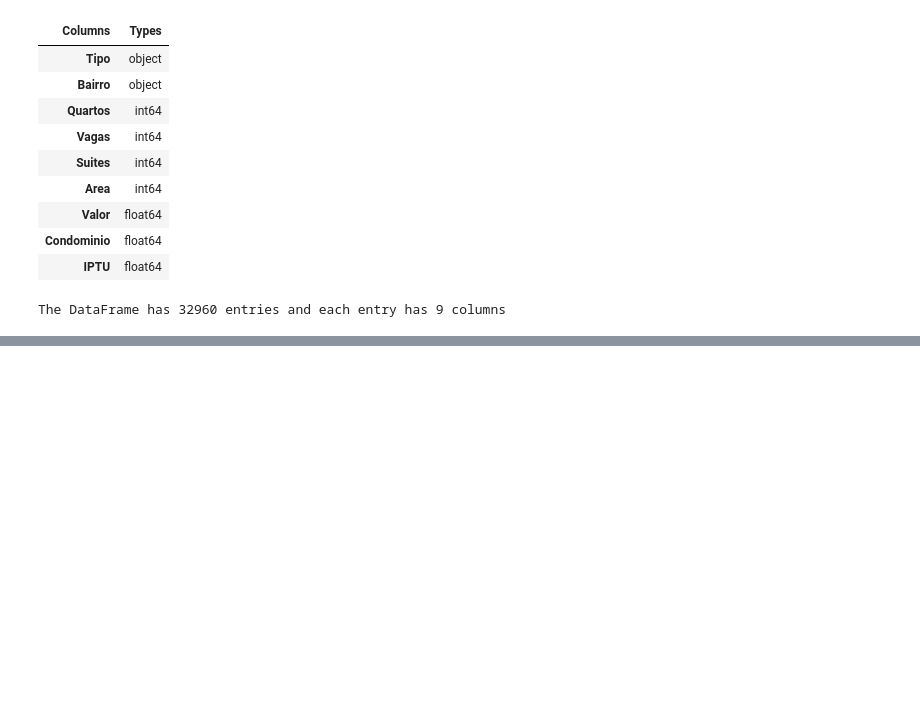
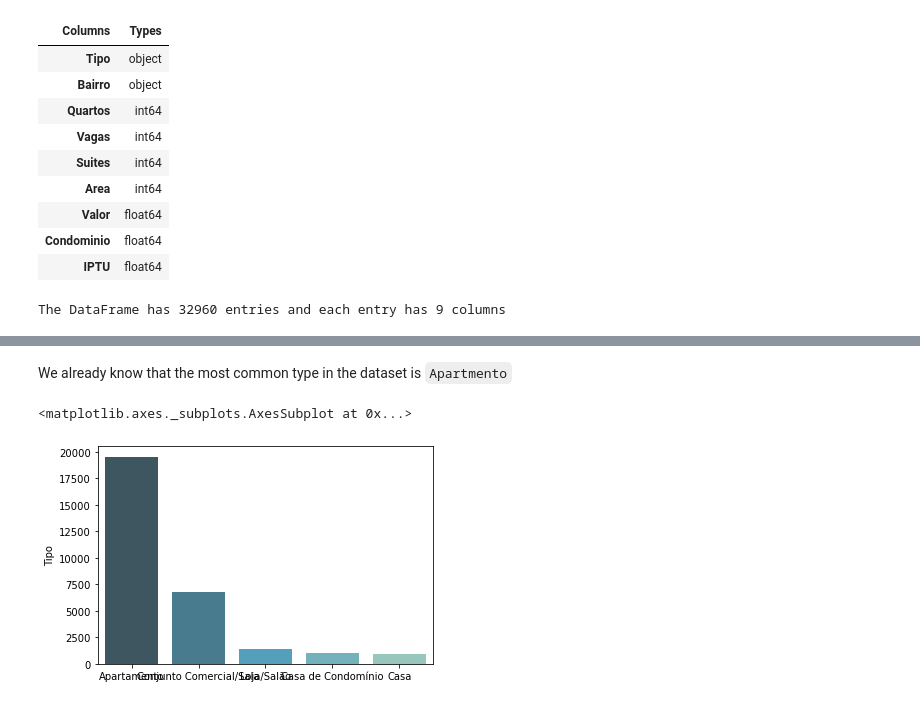
Before and after one commit to nathanqueija/myjourneytodatascience, a Jupyter notebook: 02_pandas_treating_and_analyzing_data/pandas.ipynb, the cells around one changed output, grey strips where cells are left out. Saved outputs shown, nothing was run; the diff lists cells and outputs as text; code cells hidden in the pictures; blank space fills up the shorter version.

```diff
--- a/02_pandas_treating_and_analyzing_data/pandas.ipynb
+++ b/02_pandas_treating_and_analyzing_data/pandas.ipynb
@@ -111,0 +171,3 @@ The DataFrame has 32960 entries and each entry has 9 columns
+# %%
+type_count = aluguel_df["Tipo"].value_counts()
+type_count
@@ -111,0 +192,7 @@ The DataFrame has 32960 entries and each entry has 9 columns
+# %% [markdown]
+We already know that the most common type in the dataset is `Apartmento`
+# %%
+sns.barplot(x=type_count.head(5).index, y=type_count.head(5), palette="GnBu_d")
+# %% [output]
+<matplotlib.axes._subplots.AxesSubplot at 0x...>
+[figure, added]
```
Also changed, not shown: parts of 14 cells of this notebook, 1 other file.
